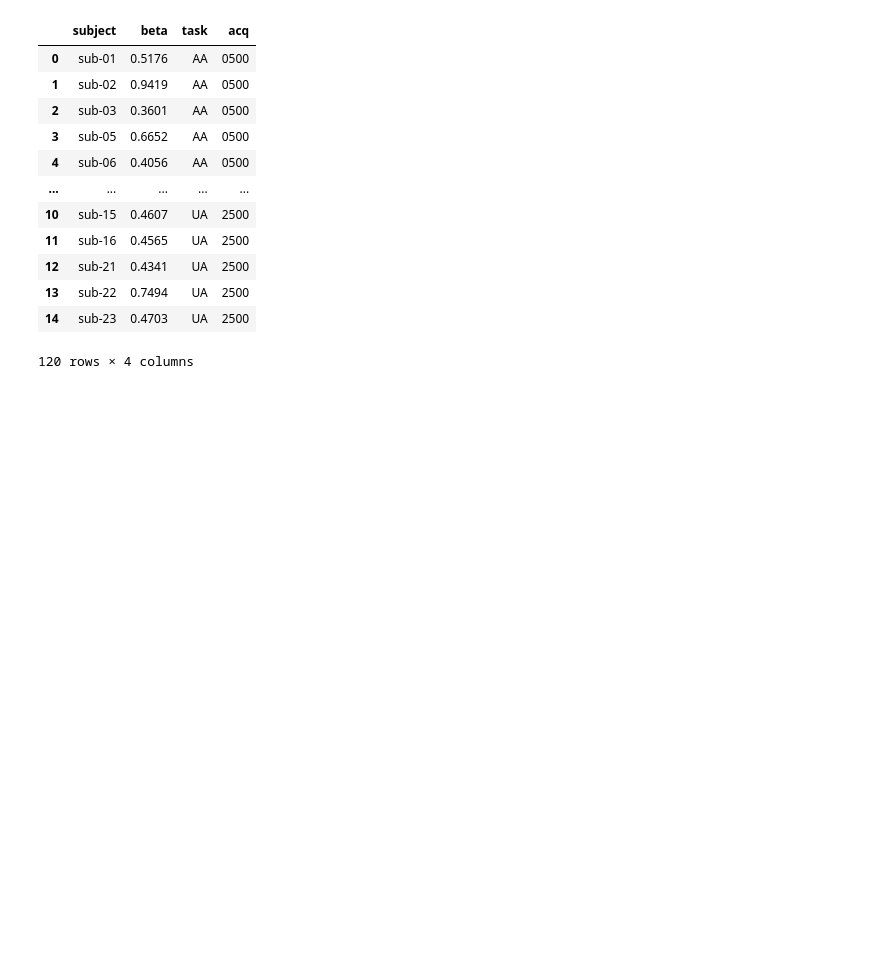
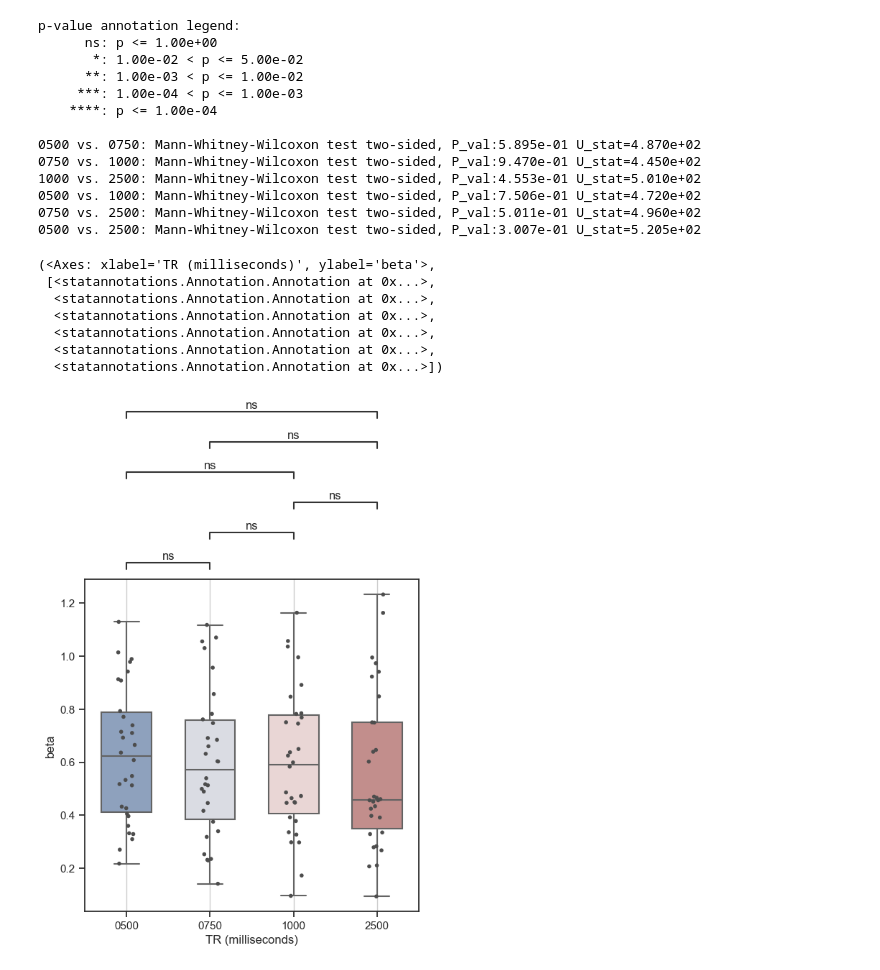
Before and after one commit to CIBIT-UC/vpmbtr, a Jupyter notebook: scripts/compareBetas.ipynb, the cells around one changed output. Cells and saved outputs as stored; diff of their text form; code cells hidden in the pictures; blank space fills up the shorter version.

Commit message:
beta comp

```diff
--- a/scripts/compareBetas.ipynb
+++ b/scripts/compareBetas.ipynb
@@ -9,20 +25,6 @@ nilearn_folder = "derivatives/nilearn_glm/group"
 # %%
 task_label_list = ['AA','UA']
 acq_label_list = ['0500','0750','1000','2500']
-subject_list = ['sub-01',
-                'sub-02',
-                'sub-03',
-                'sub-05',
-                'sub-06',
-                'sub-07',
-                'sub-08',
-                'sub-10',
-                'sub-11',
-                'sub-12',
-                'sub-15',
-                'sub-16',
-                'sub-21',
-                'sub-22',
-                'sub-23']
+subject_list = ['sub-01','sub-02','sub-03','sub-05','sub-06','sub-07','sub-08','sub-10','sub-11','sub-12','sub-15','sub-16','sub-21','sub-22','sub-23']
 # %%
 # Import ROI values to a dataframe
@@ -82,16 +66,41 @@ beta_df
-# %%
-df
-# %% [output]
-|  | subject | beta | task | acq |
-| 0 | sub-01 | 0.5176 | AA | 0500 |
-| 1 | sub-02 | 0.9419 | AA | 0500 |
-| 2 | sub-03 | 0.3601 | AA | 0500 |
-| 3 | sub-05 | 0.6652 | AA | 0500 |
-| 4 | sub-06 | 0.4056 | AA | 0500 |
-| ... | ... | ... | ... | ... |
-| 10 | sub-15 | 0.4607 | UA | 2500 |
-| 11 | sub-16 | 0.4565 | UA | 2500 |
-| 12 | sub-21 | 0.4341 | UA | 2500 |
-| 13 | sub-22 | 0.7494 | UA | 2500 |
-| 14 | sub-23 | 0.4703 | UA | 2500 |
-120 rows × 4 columns
+# %%
+# compare the betas for the different tasks and acquisitions
+
+# Initialize the figure
+f, ax = plt.subplots(figsize=(6, 6))
+
+# Plot
+sns.boxplot(x="tr", y="beta", data=df,
+            width=.6, palette="vlag")
+
+sns.stripplot(x="tr", y="beta", data=df,
+              size=4, color=".3", linewidth=0)
+
+ax.xaxis.grid(True)
+ax.set(xlabel="TR (milliseconds)", ylabel="beta")
+
+annotator = Annotator(ax, TR_pairs, data=df, x='tr', y='beta', order=TRs)
+annotator.configure(test='Mann-Whitney', text_format='star', loc='outside', verbose=1)
+annotator.apply_and_annotate()
+# %% [output]
+p-value annotation legend:
+      ns: p <= 1.00e+00
+       *: 1.00e-02 < p <= 5.00e-02
+      **: 1.00e-03 < p <= 1.00e-02
+     ***: 1.00e-04 < p <= 1.00e-03
+    ****: p <= 1.00e-04
+
+0500 vs. 0750: Mann-Whitney-Wilcoxon test two-sided, P_val:5.895e-01 U_stat=4.870e+02
+0750 vs. 1000: Mann-Whitney-Wilcoxon test two-sided, P_val:9.470e-01 U_stat=4.450e+02
+1000 vs. 2500: Mann-Whitney-Wilcoxon test two-sided, P_val:4.553e-01 U_stat=5.010e+02
+0500 vs. 1000: Mann-Whitney-Wilcoxon test two-sided, P_val:7.506e-01 U_stat=4.720e+02
+0750 vs. 2500: Mann-Whitney-Wilcoxon test two-sided, P_val:5.011e-01 U_stat=4.960e+02
+0500 vs. 2500: Mann-Whitney-Wilcoxon test two-sided, P_val:3.007e-01 U_stat=5.205e+02
+(<Axes: xlabel='TR (milliseconds)', ylabel='beta'>,
+ [<statannotations.Annotation.Annotation at 0x...>,
+  <statannotations.Annotation.Annotation at 0x...>,
+  <statannotations.Annotation.Annotation at 0x...>,
+  <statannotations.Annotation.Annotation at 0x...>,
+  <statannotations.Annotation.Annotation at 0x...>,
+  <statannotations.Annotation.Annotation at 0x...>])
+[figure, added]
```
Also changed, not shown: parts of 6 cells of this notebook.
